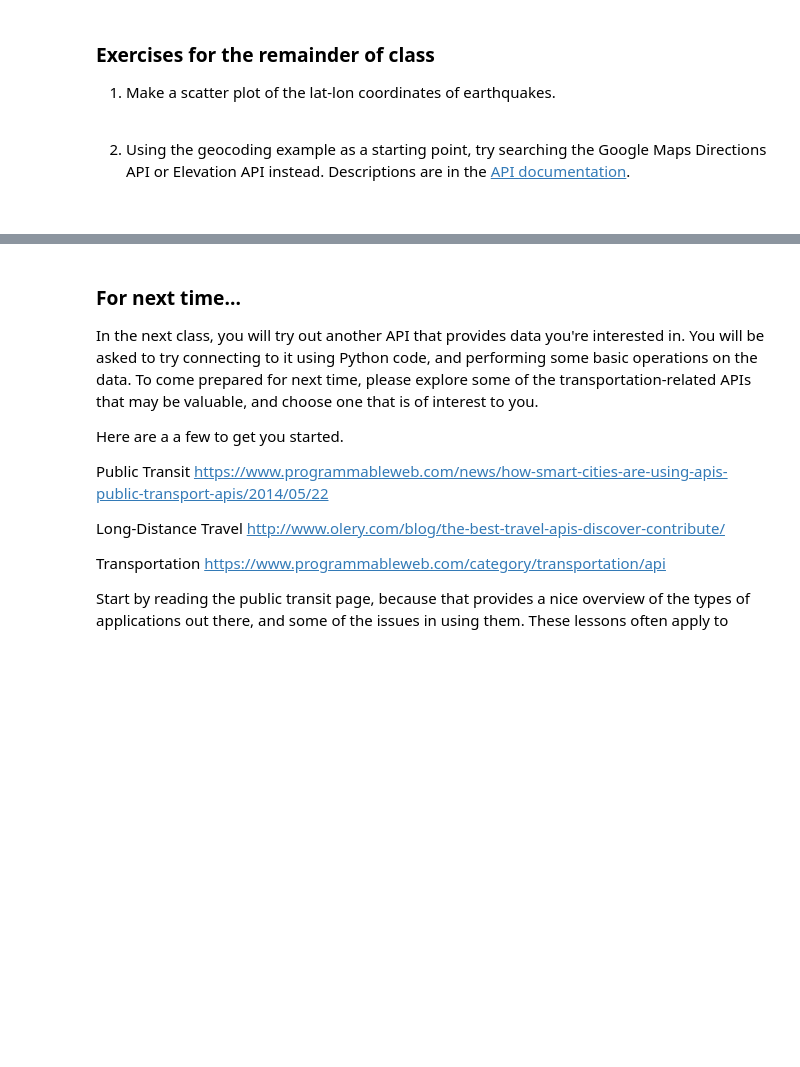
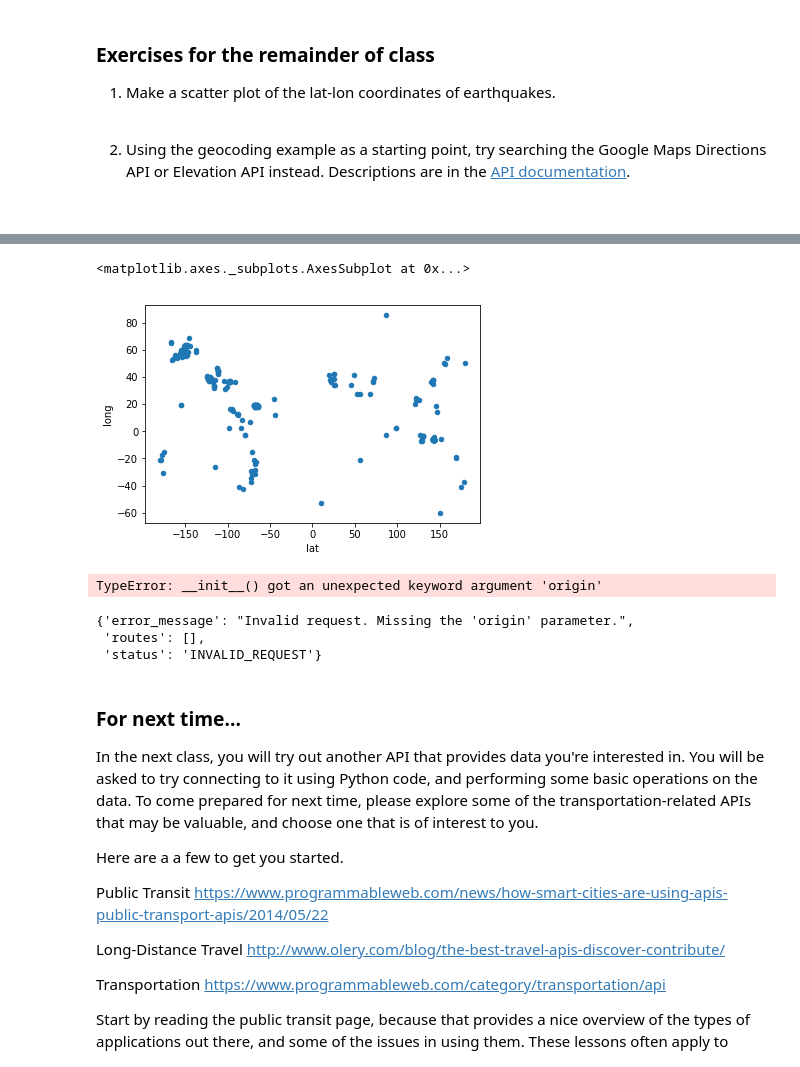
Before and after one commit to FRA228/ce599, a Jupyter notebook: 12-Open Data APIs/api-demo.ipynb, the cells around one changed output, grey strips where cells are left out. Saved outputs shown, nothing was run; the diff lists cells and outputs as text; code cells hidden in the pictures; blank space fills up the shorter version.

```diff
--- a/12-Open Data APIs/api-demo.ipynb
+++ b/12-Open Data APIs/api-demo.ipynb
@@ -417,3 +618,16 @@ Rio Lima _ Ponte de Lima  _ Alto Minho - Fotografia Inverno 2014 https://t.co/fm
 
 2. Using the geocoding example as a starting point, try searching the Google Maps Directions API or Elevation API instead. Descriptions are in the [API documentation](https://developers.google.com/maps/documentation/geocoding/intro).
    &nbsp;
+# %%
+# pull out magnitudes and depths into a Pandas dataframe, using
+# a more compact Python syntax for iterating through lists
+
+d = {'lat': [q['geometry']['coordinates'][0] for q in quakes],
+     'long': [q['geometry']['coordinates'][1] for q in quakes]}
+
+df = pd.DataFrame.from_dict(d)
+
+
+# how many earthquakes were loaded into the dataframe?
+print(len(df))
+df.head()
@@ -420,3 +642,31 @@ Rio Lima _ Ponte de Lima  _ Alto Minho - Fotografia Inverno 2014 https://t.co/fm
+# %%
+# plot the lat vs.long
+
+df.plot(x='lat', y='long', kind='scatter')
+# %% [output]
+<matplotlib.axes._subplots.AxesSubplot at 0x...>
+[figure, added]
+# %%
+# we have to encode the search query so that it can be passed as a URL,
+# with spaces and other special characters removed
+
+endpoint = 'https://maps.googleapis.com/maps/api/directions/json'
+origin=41.43206,-81.38992
+url = requests.Request('GET', endpoint, origin=origin).prepare().url
+print(url)
+# %% [output]
+TypeError: __init__() got an unexpected keyword argument 'origin'
+# %%
+# download and parse the results
+
+response = requests.get(url)
+results = response.text
+data = json.loads(results)
+pp.pprint(data)
+# %% [output]
+{'error_message': "Invalid request. Missing the 'origin' parameter.",
+ 'routes': [],
+ 'status': 'INVALID_REQUEST'}
 # %% [markdown]
 ### For next time...
 
```
Also changed, not shown: parts of 26 cells of this notebook, 1 other file.
